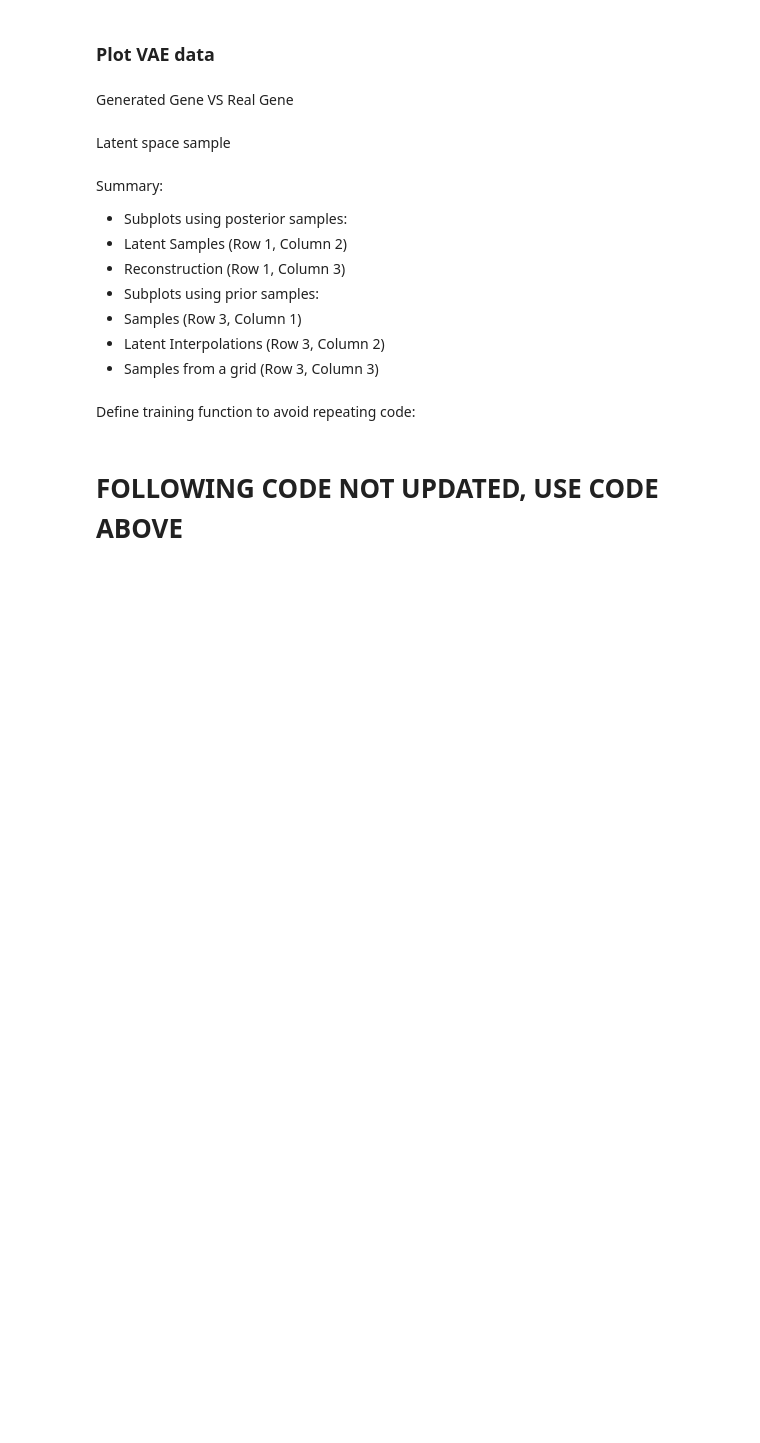
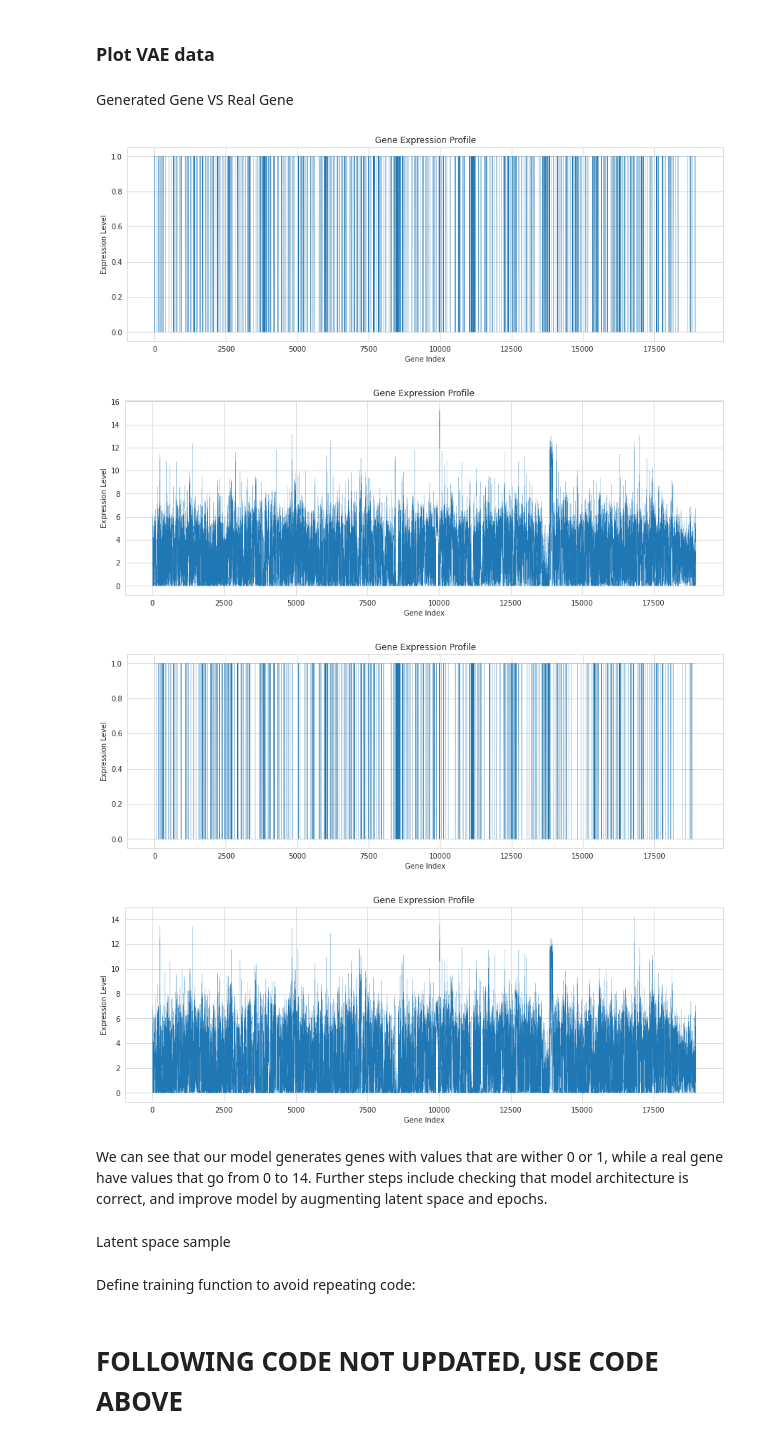
Before and after one commit to notaiax/Prediction-of-protein-isoforms-using-semi-supervised-learning, a Jupyter notebook: VAE/aiax VAE.ipynb, the cells around one changed output. Drawn from its saved outputs; the diff is of its cells as text; code cells hidden in the pictures; blank space fills up the shorter version.

Commit message:
Add generated gene visualization

```diff
--- a/VAE/aiax VAE.ipynb
+++ b/VAE/aiax VAE.ipynb
@@ -292,7 +292,7 @@ class VariationalInference(nn.Module):
 # %% [markdown]
 Test VAE and Variational Inference
 # %%
-latent_features = 100
+latent_features = 500
 vae = VariationalAutoencoder(genes[0].shape, latent_features)
 print(vae)
 
@@ -624,33 +626,33 @@ reconstructed_data.shape
 torch.Size([64, 18965])
 # %% [markdown]
 ### Plot VAE data
+# %%
+def plot_line(tensor):
+    # Convert the Torch tensor to a NumPy array
+    numeric_array = tensor.detach().numpy() if isinstance(tensor, torch.Tensor) else tensor
+
+    plt.figure(figsize=(15, 5))
+    plt.plot(numeric_array, linewidth=0.2)
+    plt.title('Gene Expression Profile')
+    plt.xlabel('Gene Index')
+    plt.ylabel('Expression Level')
+    plt.show()
 # %% [markdown]
 Generated Gene VS Real Gene
-# %%
-def plot_line(row):
-    # Exclude the first column if it's an identifier
-    if isinstance(row.iloc[0], str):
-        numeric_row = row.iloc[1:]
-    else:
-        numeric_row = row
-
-    plt.figure(figsize=(15, 5))
-    plt.plot(numeric_row.values)
-    plt.title('Gene Expression Profile')
-    plt.xlabel('Gene Index')
-    plt.ylabel('Expression Level')
-    plt.show()
+# %%
+plot_line(reconstructed_data[0])
+plot_line(genes[0])
+plot_line(reconstructed_data[1])
+plot_line(genes[1])
+# %% [output]
+[figure, added]
+[figure, added]
+[figure, added]
+[figure, added]
+# %% [markdown]
+We can see that our model generates genes with values that are wither 0 or 1, while a real gene have values that go from 0 to 14. Further steps include checking that model architecture is correct, and improve model by augmenting latent space and epochs.
 # %% [markdown]
 Latent space sample
-# %% [markdown]
-Summary:
-- Subplots using posterior samples:
- - Latent Samples (Row 1, Column 2)
- - Reconstruction (Row 1, Column 3)
-- Subplots using prior samples:
- - Samples (Row 3, Column 1)
- - Latent Interpolations (Row 3, Column 2)
- - Samples from a grid (Row 3, Column 3)
 # %% [markdown]
 Define training function to avoid repeating code:
 # %% [markdown]
```
Also changed, not shown: parts of 1 cell of this notebook.
